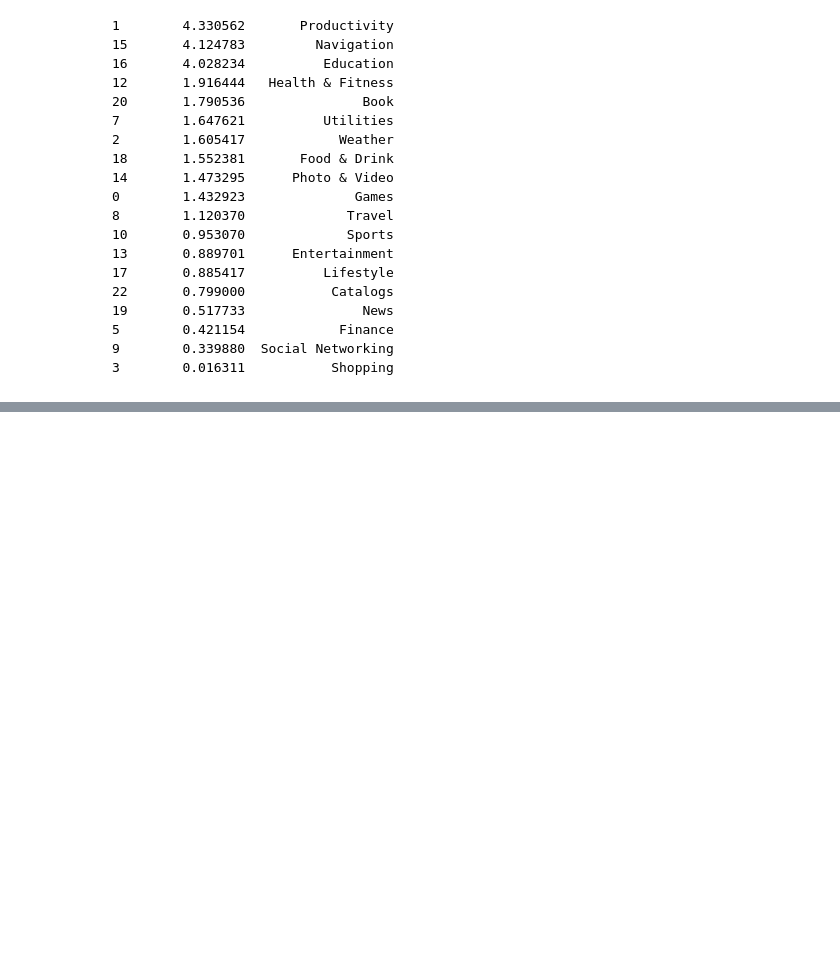
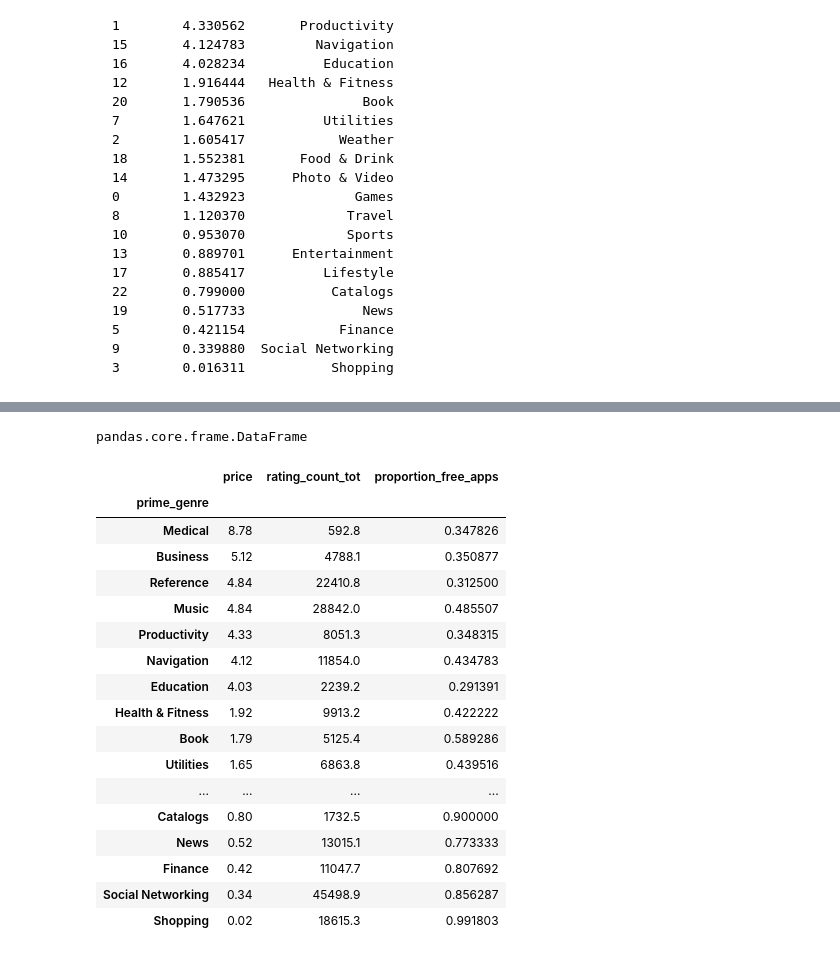
Before and after one commit to ta-data-remote/lab-pandas-deep-dive, a Jupyter notebook: your-code/main.ipynb, the cells around one changed output, grey strips where cells are left out. Drawn from its saved outputs; the diff is of its cells as text; code cells hidden in the pictures; blank space fills up the shorter version.

```diff
--- a/your-code/main.ipynb
+++ b/your-code/main.ipynb
@@ -330,0 +335,5 @@ The numbers are interesting, aren't they?
+# %%
+proportion_free_apps_x_genre =free_apps["prime_genre"].value_counts().div(data["prime_genre"].value_counts())
+# %%
+proportion_free_apps_x_genre = proportion_free_apps_x_genre.sort_values(ascending=False)
+proportion_free_apps_x_genre
@@ -363,0 +395,6 @@ We will leave this question to you. There are several way to solve it. Ideally y
+# %%
+genre_subset = data.groupby("prime_genre").aggregate({"price":"mean","rating_count_tot":"mean"}).sort_values(by="price",ascending=False)
+
+genre_subset["price"]=genre_subset["price"].round(2)
+genre_subset["rating_count_tot"]=genre_subset["rating_count_tot"].round(1)
+genre_subset
@@ -363,0 +420,4 @@ We will leave this question to you. There are several way to solve it. Ideally y
+# %%
+type(genre_subset)
+# %% [output]
+pandas.core.frame.DataFrame
@@ -363,0 +428,27 @@ We will leave this question to you. There are several way to solve it. Ideally y
+# %%
+genre_subset = genre_subset.join(proportion_free_apps_x_genre)
+genre_subset = genre_subset.rename(columns = {"prime_genre":"proportion_free_apps"})
+# %%
+genre_subset
+#It seems that "Medical" would be a nice oprtion, even tought "Reference" are very popular
+#with small amount of free apps and with an average price
+#Medical and Business are less popular
+# %% [output]
+|  | price | rating_count_tot | proportion_free_apps |
+| prime_genre |  |  |  |
+| Medical | 8.78 | 592.8 | 0.347826 |
+| Business | 5.12 | 4788.1 | 0.350877 |
+| Reference | 4.84 | 22410.8 | 0.312500 |
+| Music | 4.84 | 28842.0 | 0.485507 |
+| Productivity | 4.33 | 8051.3 | 0.348315 |
+| Navigation | 4.12 | 11854.0 | 0.434783 |
+| Education | 4.03 | 2239.2 | 0.291391 |
+| Health & Fitness | 1.92 | 9913.2 | 0.422222 |
+| Book | 1.79 | 5125.4 | 0.589286 |
+| Utilities | 1.65 | 6863.8 | 0.439516 |
+| ... | ... | ... | ... |
+| Catalogs | 0.80 | 1732.5 | 0.900000 |
+| News | 0.52 | 13015.1 | 0.773333 |
+| Finance | 0.42 | 11047.7 | 0.807692 |
+| Social Networking | 0.34 | 45498.9 | 0.856287 |
+| Shopping | 0.02 | 18615.3 | 0.991803 |
```
Also changed, not shown: parts of 27 cells of this notebook.
